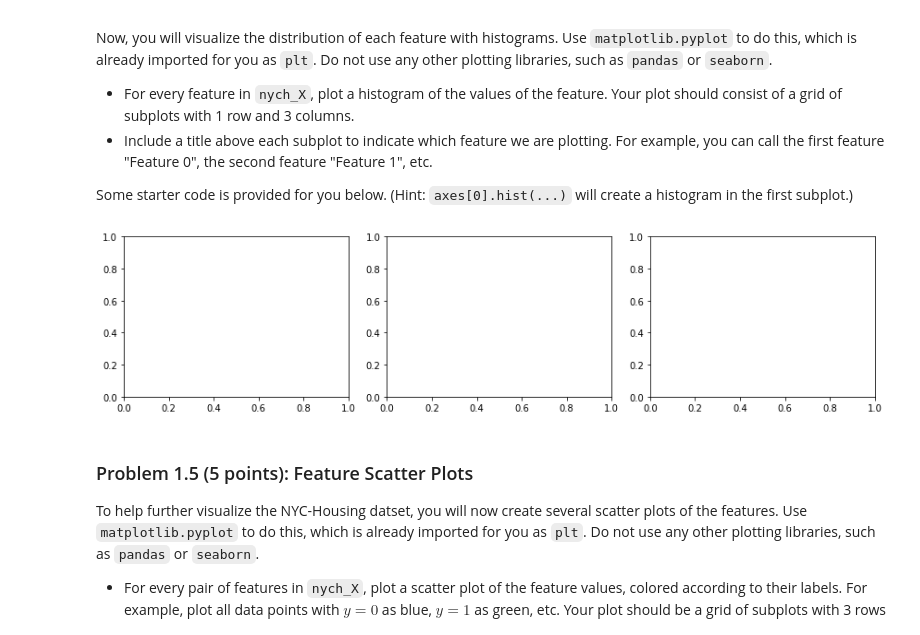
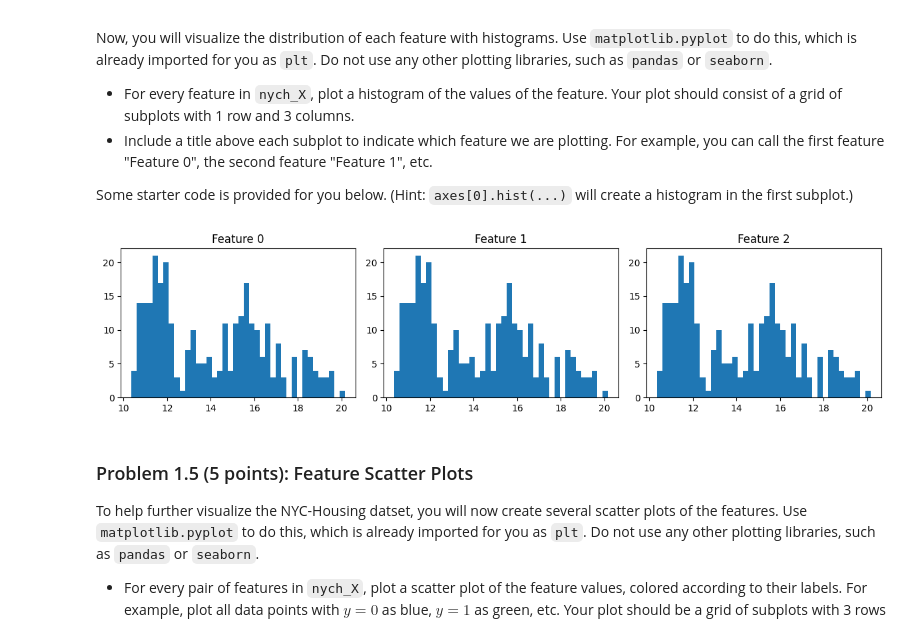
Before and after one commit to SarahAsad23/MachineLearning, a Jupyter notebook: HW1/cs273-hw1.ipynb, the cells around one changed output. Saved outputs shown, nothing was run; the diff lists cells and outputs as text; code cells hidden in the pictures.

```diff
--- a/HW1/cs273-hw1.ipynb
+++ b/HW1/cs273-hw1.ipynb
@@ -180,17 +180,21 @@ Some starter code is provided for you below. (Hint: `axes[0].hist(...)` will cre
 # %%
 # Create a figure with 1 row and 3 columns
 fig, axes = plt.subplots(1, 3, figsize=(12, 3))
 
 ### YOUR CODE STARTS HERE ###
 
-
-
+for i in range(3):
+    #first create the subplot
+    plt.subplot(1, 3, i + 1)
+    # give each subplot a title
+    plt.title(f"Feature {i}")
+    # create histogram
+    plt.hist(nych_X[: , 0], histtype='bar', bins=40)
 
 ###  YOUR CODE ENDS HERE  ###
-
 fig.tight_layout()
 # %% [output]
-[figure, old version]
+[figure, new version]
 # %% [markdown]
 ### Problem 1.5 (5 points): Feature Scatter Plots
 
```
